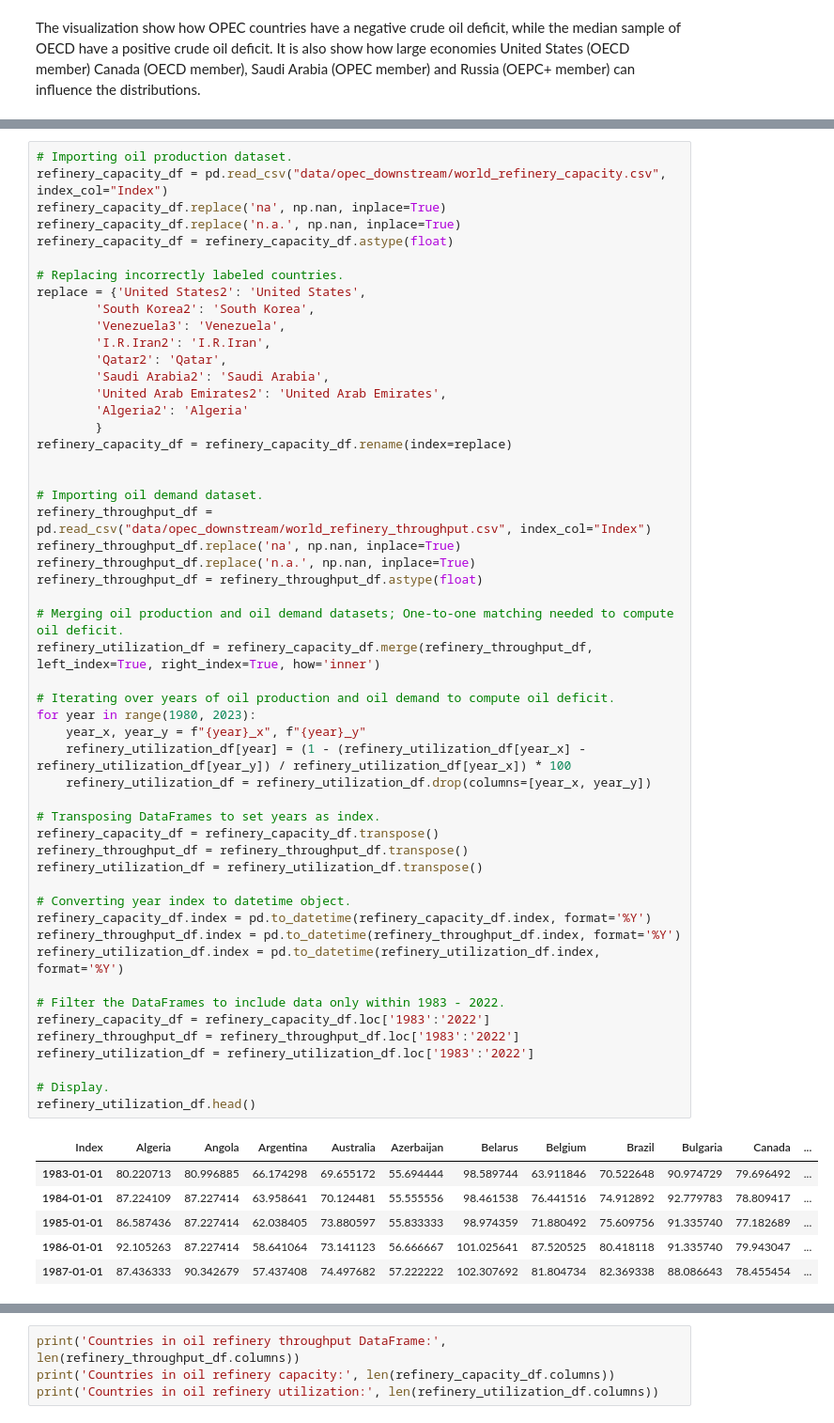
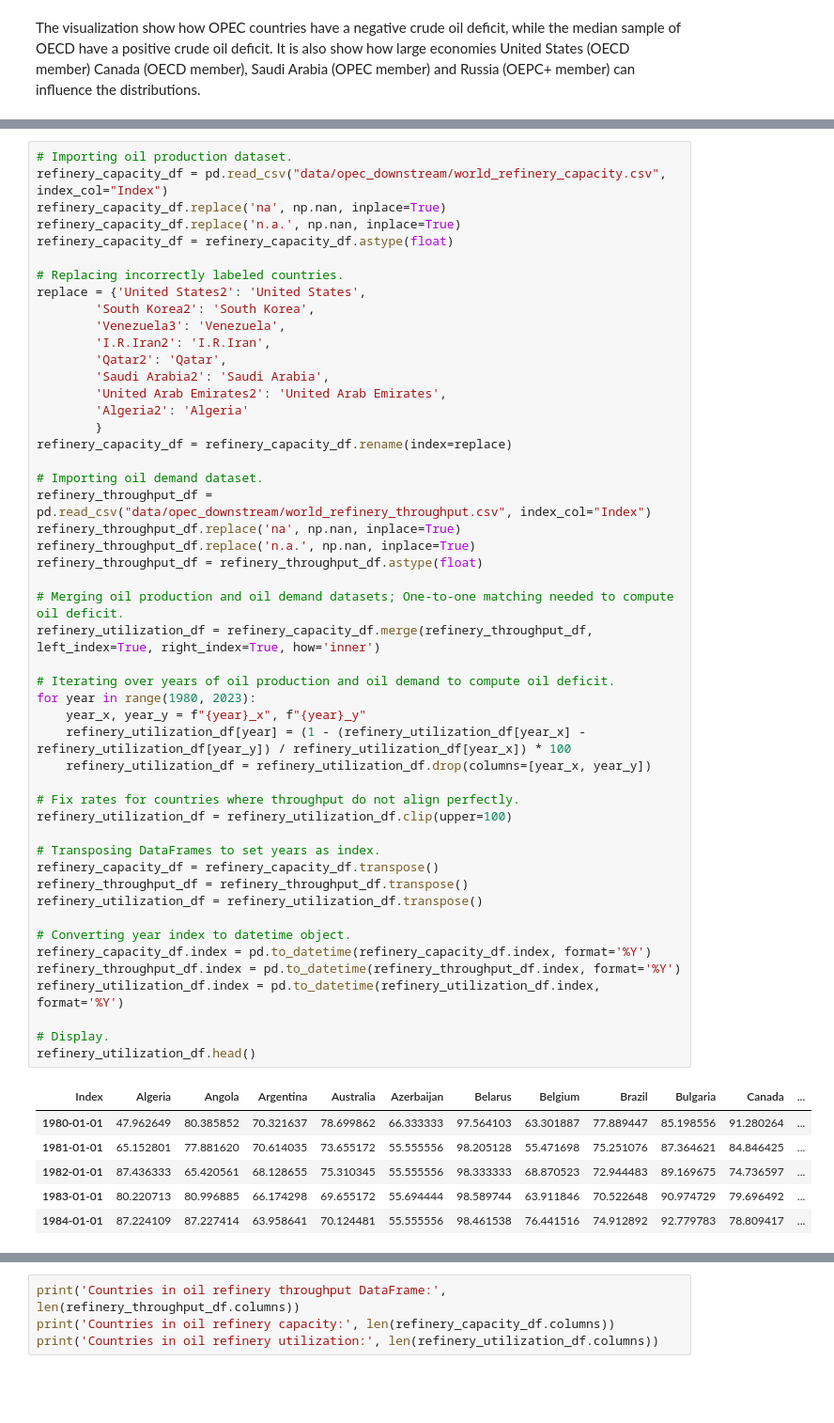
Before and after one commit to willcrodman/data_science_final_project, a Jupyter notebook: milestone_2.ipynb, the cells around one changed output, grey strips where cells are left out. Shown at 94% size. Drawn from its saved outputs; the diff is of its cells as text; blank space fills up the shorter version.

```diff
--- a/milestone_2.ipynb
+++ b/milestone_2.ipynb
@@ -236,46 +241,43 @@ replace = {'United States2': 'United States',
         }
 refinery_capacity_df = refinery_capacity_df.rename(index=replace)
 
-
 # Importing oil demand dataset.
 refinery_throughput_df = pd.read_csv("data/opec_downstream/world_refinery_throughput.csv", index_col="Index")
 refinery_throughput_df.replace('na', np.nan, inplace=True)
 refinery_throughput_df.replace('n.a.', np.nan, inplace=True)
 refinery_throughput_df = refinery_throughput_df.astype(float)
 
 # Merging oil production and oil demand datasets; One-to-one matching needed to compute oil deficit.
 refinery_utilization_df = refinery_capacity_df.merge(refinery_throughput_df, left_index=True, right_index=True, how='inner')
 
 # Iterating over years of oil production and oil demand to compute oil deficit.
 for year in range(1980, 2023):
     year_x, year_y = f"{year}_x", f"{year}_y"
     refinery_utilization_df[year] = (1 - (refinery_utilization_df[year_x] - refinery_utilization_df[year_y]) / refinery_utilization_df[year_x]) * 100
     refinery_utilization_df = refinery_utilization_df.drop(columns=[year_x, year_y])
 
+# Fix rates for countries where throughput do not align perfectly.
+refinery_utilization_df = refinery_utilization_df.clip(upper=100)
+
 # Transposing DataFrames to set years as index.
 refinery_capacity_df = refinery_capacity_df.transpose()
 refinery_throughput_df = refinery_throughput_df.transpose()
 refinery_utilization_df = refinery_utilization_df.transpose()
 
 # Converting year index to datetime object.
 refinery_capacity_df.index = pd.to_datetime(refinery_capacity_df.index, format='%Y')
 refinery_throughput_df.index = pd.to_datetime(refinery_throughput_df.index, format='%Y')
 refinery_utilization_df.index = pd.to_datetime(refinery_utilization_df.index, format='%Y')
 
-# Filter the DataFrames to include data only within 1983 - 2022.
-refinery_capacity_df = refinery_capacity_df.loc['1983':'2022']
-refinery_throughput_df = refinery_throughput_df.loc['1983':'2022']
-refinery_utilization_df = refinery_utilization_df.loc['1983':'2022']
-
 # Display.
 refinery_utilization_df.head()
 # %% [output]
 | Index | Algeria | Angola | Argentina | Australia | Azerbaijan | Belarus | Belgium | Brazil | Bulgaria | Canada | ... |
+| 1980-01-01 | 47.962649 | 80.385852 | 70.321637 | 78.699862 | 66.333333 | 97.564103 | 63.301887 | 77.889447 | 85.198556 | 91.280264 | ... |
+| 1981-01-01 | 65.152801 | 77.881620 | 70.614035 | 73.655172 | 55.555556 | 98.205128 | 55.471698 | 75.251076 | 87.364621 | 84.846425 | ... |
+| 1982-01-01 | 87.436333 | 65.420561 | 68.128655 | 75.310345 | 55.555556 | 98.333333 | 68.870523 | 72.944483 | 89.169675 | 74.736597 | ... |
 | 1983-01-01 | 80.220713 | 80.996885 | 66.174298 | 69.655172 | 55.694444 | 98.589744 | 63.911846 | 70.522648 | 90.974729 | 79.696492 | ... |
 | 1984-01-01 | 87.224109 | 87.227414 | 63.958641 | 70.124481 | 55.555556 | 98.461538 | 76.441516 | 74.912892 | 92.779783 | 78.809417 | ... |
-| 1985-01-01 | 86.587436 | 87.227414 | 62.038405 | 73.880597 | 55.833333 | 98.974359 | 71.880492 | 75.609756 | 91.335740 | 77.182689 | ... |
-| 1986-01-01 | 92.105263 | 87.227414 | 58.641064 | 73.141123 | 56.666667 | 101.025641 | 87.520525 | 80.418118 | 91.335740 | 79.943047 | ... |
-| 1987-01-01 | 87.436333 | 90.342679 | 57.437408 | 74.497682 | 57.222222 | 102.307692 | 81.804734 | 82.369338 | 88.086643 | 78.455454 | ... |
 5 rows × 56 columns
 # %%
 print('Countries in oil refinery throughput DataFrame:', len(refinery_throughput_df.columns))
```
Also changed, not shown: parts of 12 cells of this notebook, 1 other file.
